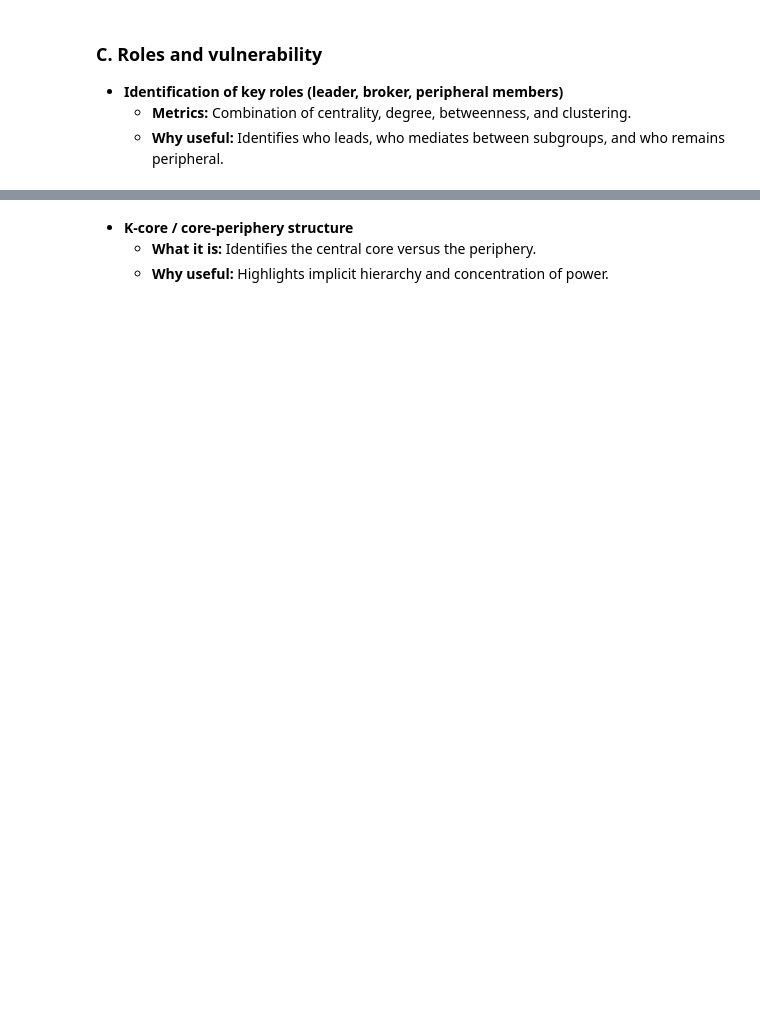
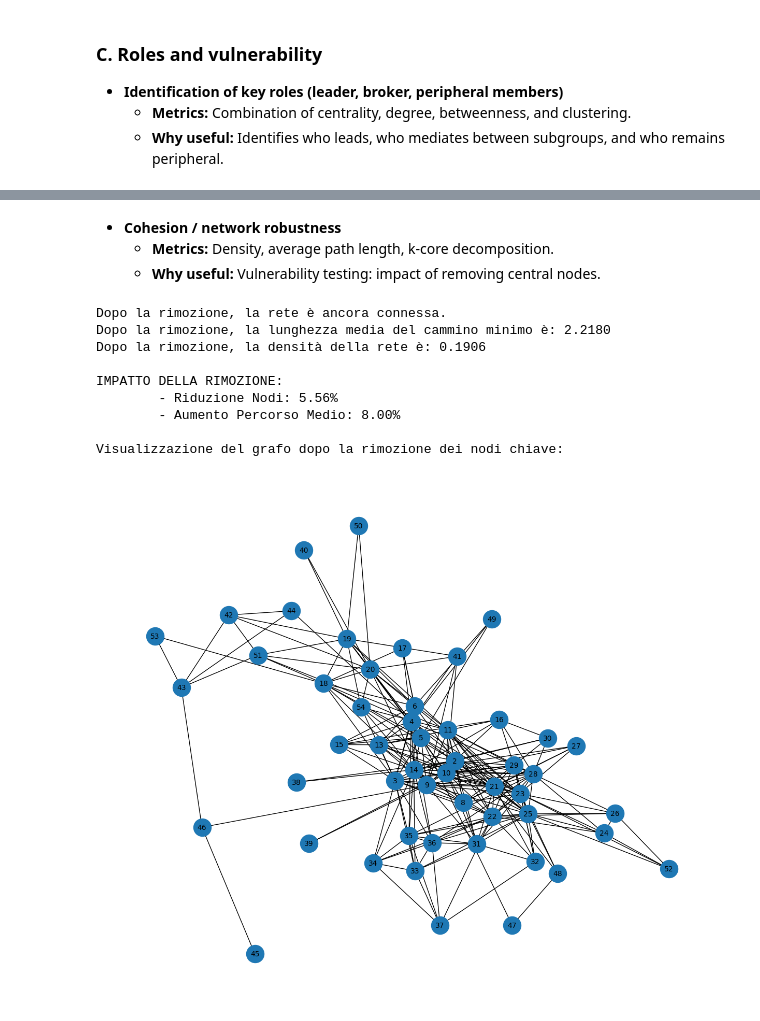
Before and after one commit to leovora/SNA_project, a Jupyter notebook: src/london_gang.ipynb, the cells around one changed output, grey strips where cells are left out. Saved outputs shown, nothing was run; the diff lists cells and outputs as text; code cells hidden in the pictures; blank space fills up the shorter version.

```diff
--- a/src/london_gang.ipynb
+++ b/src/london_gang.ipynb
@@ -51,3 +79,23 @@ plt.show()
 - **Network diameter and average path length**
   - **What it is:** Maximum/average length of paths between nodes.
   - **Why useful:** Measures the network's efficiency in transmitting information or orders.
+# %%
+G_largest = G.copy()
+
+if nx.is_connected(G):
+    print("La rete è connessa.")
+
+else:
+    print("La rete non è connessa.")
+
+    components = list(nx.connected_components(G))
+    largest_component = max(components, key=len)
+    G_largest = G.subgraph(largest_component).copy()
+
+    print(f"Info: Calcolo metriche sulla componente connessa più grande ({G_largest.number_of_nodes()} nodi).")
+
+diameter = nx.diameter(G_largest)
+print(f"Diametro Componente più grande: {diameter}")
+
+avg_path_length = nx.average_shortest_path_length(G_largest)
+print(f"Lunghezza media del cammino minimo: {avg_path_length:.4f}")
@@ -88,4 +282,50 @@ plt.show()
 # %% [markdown]
-- **K-core / core-periphery structure**
-  - **What it is:** Identifies the central core versus the periphery.
-  - **Why useful:** Highlights implicit hierarchy and concentration of power.
+- **Cohesion / network robustness**
+  - **Metrics:** Density, average path length, k-core decomposition.
+  - **Why useful:** Vulnerability testing: impact of removing central nodes.
+# %%
+# Rimozione dei leader principali
+nodes_to_remove = [1, 7, 12]
+
+G_vulnerable = G.copy()
+G_vulnerable.remove_nodes_from(nodes_to_remove)
+G_largest_vuln = G_vulnerable.copy()
+
+if nx.is_connected(G_vulnerable):
+    print("Dopo la rimozione, la rete è ancora connessa.")
+    G_largest_vuln = G_vulnerable
+    num_nodes_vuln = G_largest_vuln.number_of_nodes()
+else:
+    print("Dopo la rimozione, la rete non è più connessa.")
+    components_vuln = list(nx.connected_components(G_vulnerable))
+    largest_component_vuln = max(components_vuln, key=len)
+    G_largest_vuln = G_vulnerable.subgraph(largest_component_vuln).copy()
+    num_nodes_vuln = G_largest_vuln.number_of_nodes()
+    print(f"\t- Nodi (Componente Max): {num_nodes_vuln} (su {G_vulnerable.number_of_nodes()} rimasti)")
+    print(f"\t- N. di Frammenti Totali: {len(components_vuln)}")
+
+new_avg_path_length = nx.average_shortest_path_length(G_largest_vuln)
+new_density = nx.density(G_largest_vuln)
+print(f"Dopo la rimozione, la lunghezza media del cammino minimo è: {new_avg_path_length:.4f}")
+print(f"Dopo la rimozione, la densità della rete è: {new_density:.4f}")
+
+print("\nIMPATTO DELLA RIMOZIONE:")
+nodes_lost_pct = (num_nodes - num_nodes_vuln) / num_nodes
+print(f"\t- Riduzione Nodi: {nodes_lost_pct:.2%}")
+
+path_increase_pct = (new_avg_path_length - avg_path_length) / avg_path_length
+print(f"\t- Aumento Percorso Medio: {path_increase_pct:.2%}")
+
+print("\nVisualizzazione del grafo dopo la rimozione dei nodi chiave:")
+plot_graph(G_vulnerable)
+# %% [output]
+Dopo la rimozione, la rete è ancora connessa.
+Dopo la rimozione, la lunghezza media del cammino minimo è: 2.2180
+Dopo la rimozione, la densità della rete è: 0.1906
+
+IMPATTO DELLA RIMOZIONE:
+        - Riduzione Nodi: 5.56%
+        - Aumento Percorso Medio: 8.00%
+
+Visualizzazione del grafo dopo la rimozione dei nodi chiave:
+[figure, added]
```
Also changed, not shown: parts of 19 cells of this notebook, 13 other files.
